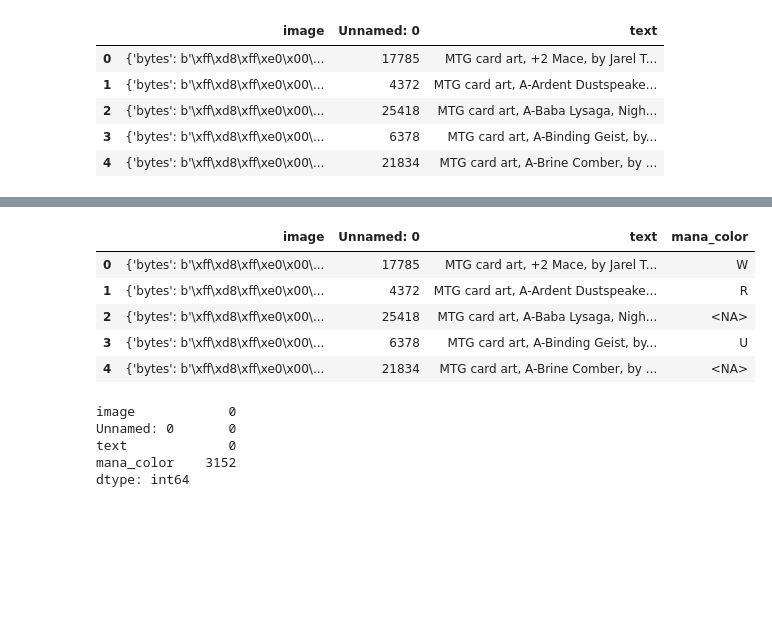
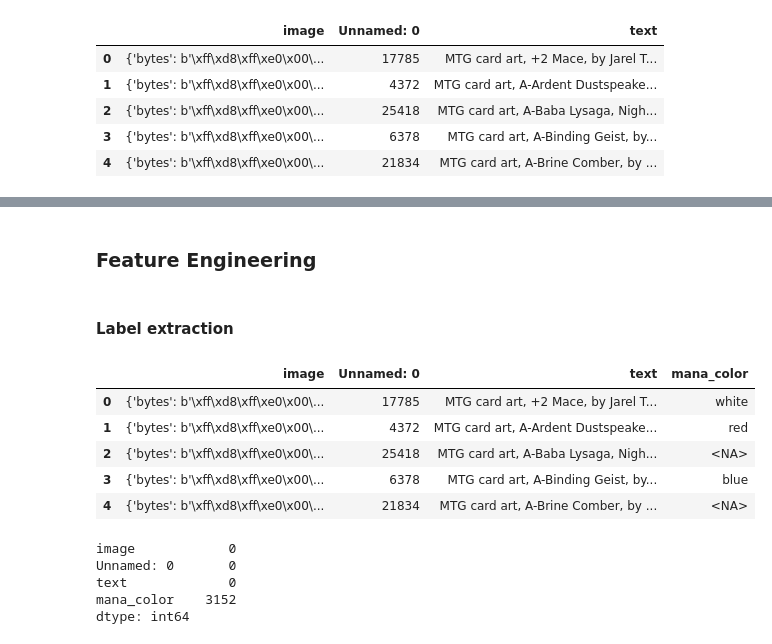
Before and after one commit to outofshape/hslu_cvai_zaubi, a Jupyter notebook: 01_DataPrep.ipynb, the cells around one changed output, grey strips where cells are left out. Saved outputs shown, nothing was run; the diff lists cells and outputs as text; code cells hidden in the pictures; blank space fills up the shorter version.

```diff
--- a/01_DataPrep.ipynb
+++ b/01_DataPrep.ipynb
@@ -44,21 +52,33 @@ mana_color    object
 dtype: object
+# %% [markdown]
+### Feature Engineering
+# %% [markdown]
+#### Label extraction
 # %%
-# Extract the features (U, B, W, G, R, C) from the text, searching for pattern like ', U,' and the new feature with name "mana_color"
+# Extract the labels (U, B, W, G, R, C) from the text, searching for pattern like ', U,' and the new feature with name "mana_color"
 
-def extract_features(text):
-    features = re.findall(r", (U|B|W|G|R|C),", text)
-    feature = pd.NA if len(features) == 0 else features[0]
-    return feature
+def replace_label(label):
+    label = label.replace('C', 'colorless')
+    label = label.replace('U', 'blue')
+    label = label.replace('B', 'black')
+    label = label.replace('W', 'white')
+    label = label.replace('G', 'green')
+    label = label.replace('R', 'red')
+    return label
 
+def extract_label(text):
+    labels = re.findall(r", (U|B|W|G|R|C),", text)
+    label = pd.NA if len(labels) == 0 else replace_label(labels[0])
+    return label
 # Add the extracted features to the dataframe
-df['mana_color'] = df['text'].apply(extract_features)
+df['mana_color'] = df['text'].apply(extract_label)
 df.head()
 # %% [output]
 |  | image | Unnamed: 0 | text | mana_color |
-| 0 | {'bytes': b'\xff\xd8\xff\xe0\x00\... | 17785 | MTG card art, +2 Mace, by Jarel T... | W |
-| 1 | {'bytes': b'\xff\xd8\xff\xe0\x00\... | 4372 | MTG card art, A-Ardent Dustspeake... | R |
+| 0 | {'bytes': b'\xff\xd8\xff\xe0\x00\... | 17785 | MTG card art, +2 Mace, by Jarel T... | white |
+| 1 | {'bytes': b'\xff\xd8\xff\xe0\x00\... | 4372 | MTG card art, A-Ardent Dustspeake... | red |
 | 2 | {'bytes': b'\xff\xd8\xff\xe0\x00\... | 25418 | MTG card art, A-Baba Lysaga, Nigh... | <NA> |
-| 3 | {'bytes': b'\xff\xd8\xff\xe0\x00\... | 6378 | MTG card art, A-Binding Geist, by... | U |
+| 3 | {'bytes': b'\xff\xd8\xff\xe0\x00\... | 6378 | MTG card art, A-Binding Geist, by... | blue |
 | 4 | {'bytes': b'\xff\xd8\xff\xe0\x00\... | 21834 | MTG card art, A-Brine Comber, by ... | <NA> |
 # %%
 df.isna().sum()
```
Also changed, not shown: parts of 23 cells of this notebook, 1 other file.
